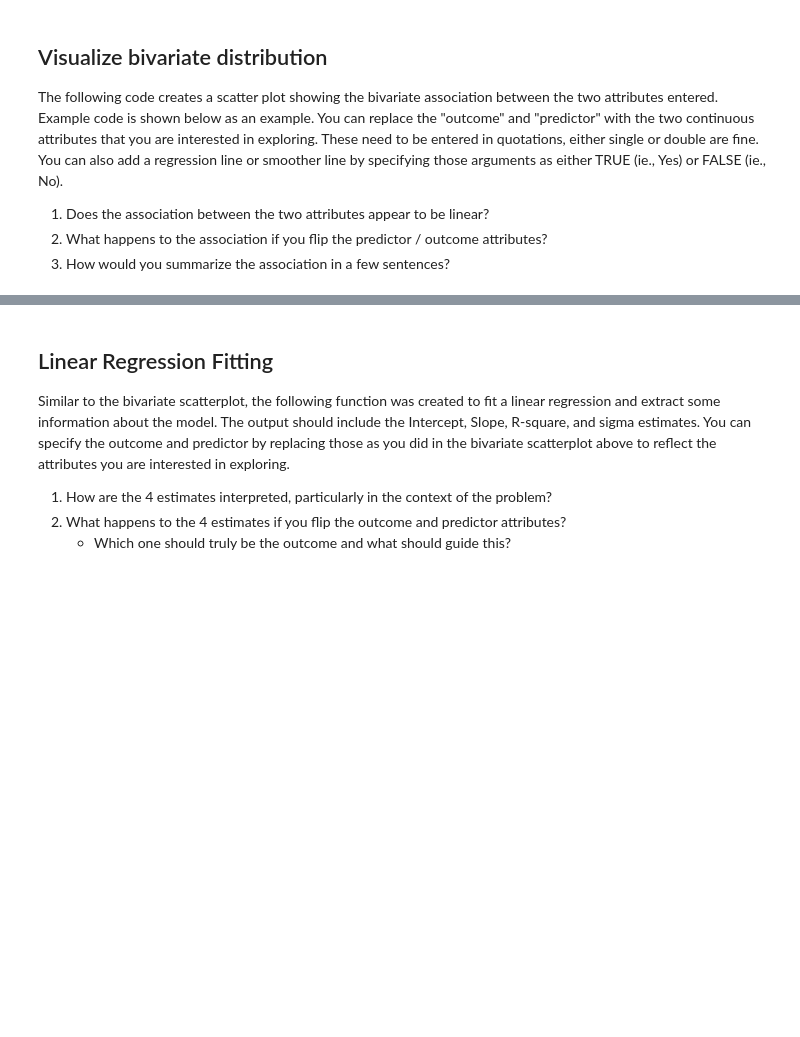
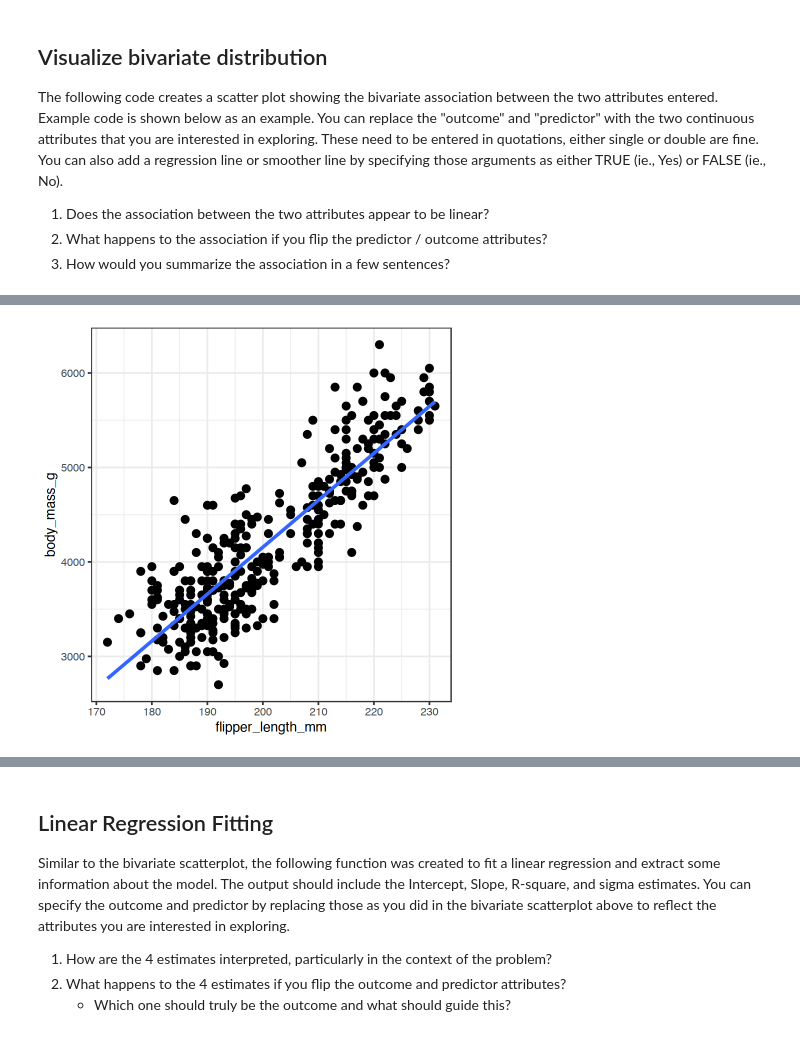
Before and after one commit to lebebr01/psqf_6243, a Jupyter notebook: course-notes/02a-in-class-activity.ipynb, the cells around one changed output, grey strips where cells are left out. Saved outputs shown, nothing was run; the diff lists cells and outputs as text; code cells hidden in the pictures; blank space fills up the shorter version.

```diff
--- a/course-notes/02a-in-class-activity.ipynb
+++ b/course-notes/02a-in-class-activity.ipynb
@@ -68,8 +97,9 @@ The following code creates a scatter plot showing the bivariate association betw
 2. What happens to the association if you flip the predictor / outcome attributes?
 3. How would you summarize the association in a few sentences?
 # %%
-visualize_relationship(outcome = 'bill_length_mm',
+visualize_relationship(outcome = 'body_mass_g',
           predictor = 'flipper_length_mm',
           data = penguins,
           add_regression_line = TRUE,
           add_smoother_line = FALSE)
+# %% [output]
@@ -75,0 +110 @@ visualize_relationship(outcome = 'bill_length_mm',
+[figure, added]
```
Also changed, not shown: parts of 9 cells of this notebook, 1 other file.
